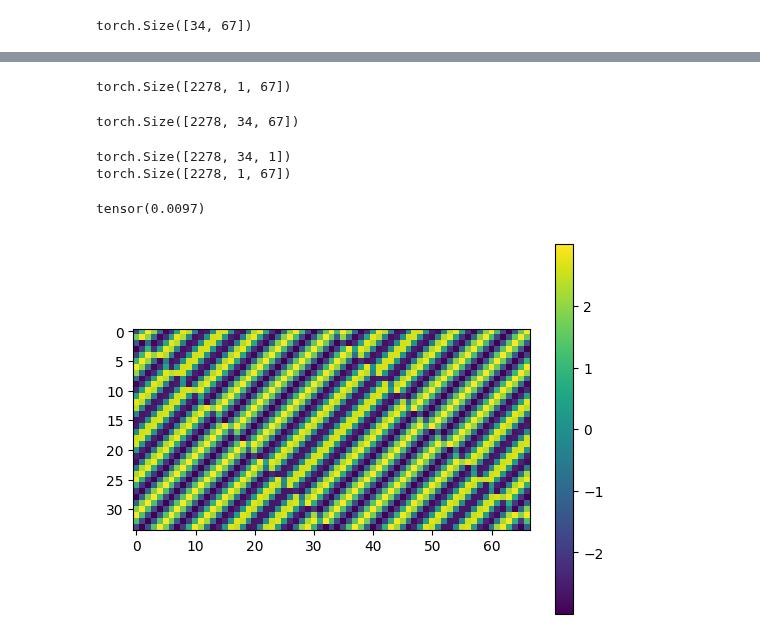
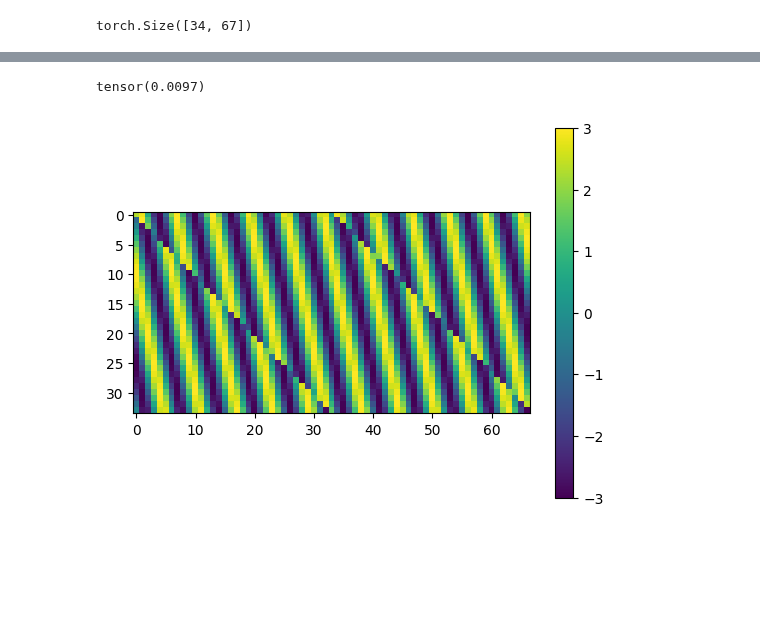
Before and after one commit to nidduzzi/SpectralSVR, a Jupyter notebook: notebooks/multidim_basis.ipynb, the cells around one changed output, grey strips where cells are left out. Drawn from its saved outputs; the diff is of its cells as text; code cells hidden in the pictures; blank space fills up the shorter version.

```diff
--- a/notebooks/multidim_basis.ipynb
+++ b/notebooks/multidim_basis.ipynb
@@ -17,7 +150,7 @@ xx, yy = torch.meshgrid([x, y], indexing="xy")
 
 # function 1
 freq = 2.7
-f1 = 3 * torch.sin(2 * torch.pi * freq * (yy + xx))
+f1 = 3 * torch.sin(2 * torch.pi * freq * (yy + 0.4 * xx))
 # freq = 4
 # f1 += torch.sin(2 * torch.pi * freq * yy)
 # freq = 7
@@ -312,4 +299,3 @@ plt.show()
 # %%
 dim = 1
-f = list(f_coeffs.shape[1:])
-_raw_fn(f[dim], points[:, dim : dim + 1]).shape
+modes = list(f_coeffs.shape[1:])
@@ -318,28 +302,21 @@ torch.Size([2278, 67])
-# %%
-_ndim_fn(f, dim, points).shape
-# %% [output]
-torch.Size([2278, 1, 67])
-torch.Size([2278, 34, 67])
 # %%
 axes = []
-for mode in f:
+for mode in modes:
     axes.append(torch.arange(mode) / mode)
 
 axes_tiled = torch.meshgrid(axes, indexing="xy")
 axes_tiled = [axis.flatten().unsqueeze(-1) for axis in axes_tiled]
 points = torch.concat(axes_tiled, 1)
 # %%
-basis = fn(f, points)
-basis1 = fn1(points, f)
+basis = fn(points, modes)
+basis1 = fn1(points, modes)
 torch.norm(basis - basis1, 2)
 # %% [output]
-torch.Size([2278, 34, 1])
-torch.Size([2278, 1, 67])
+tensor(0.0097)
-tensor(0.0097)
 # %%
-f_reconstruction = (f_coeffs[0] * basis).sum((1,2)).reshape(f_shape) / torch.Tensor(f).prod()
+f_reconstruction = (f_coeffs[0] * basis).sum((1,2)).reshape(f_shape) / torch.Tensor(modes).prod()
 plt.imshow(f_reconstruction.real)
 plt.colorbar()
 plt.show()
 # %% [output]
-[figure, old version]
+[figure, new version]
```
Also changed, not shown: parts of 25 cells of this notebook.
